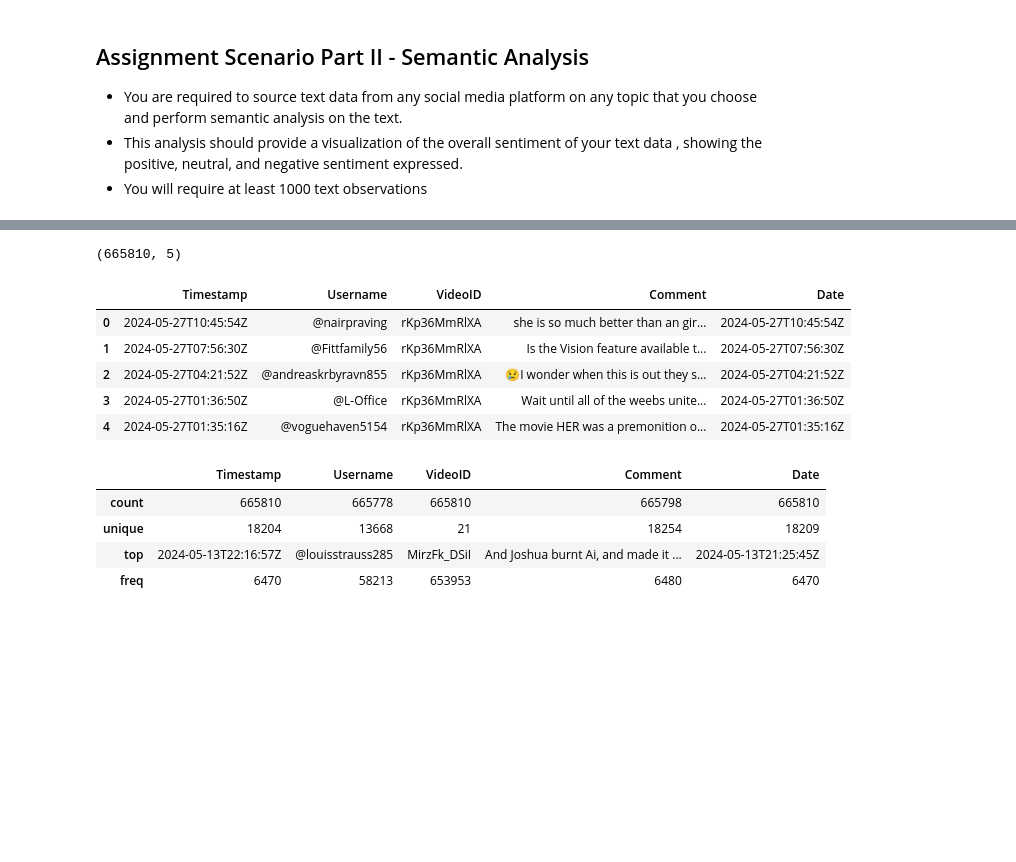
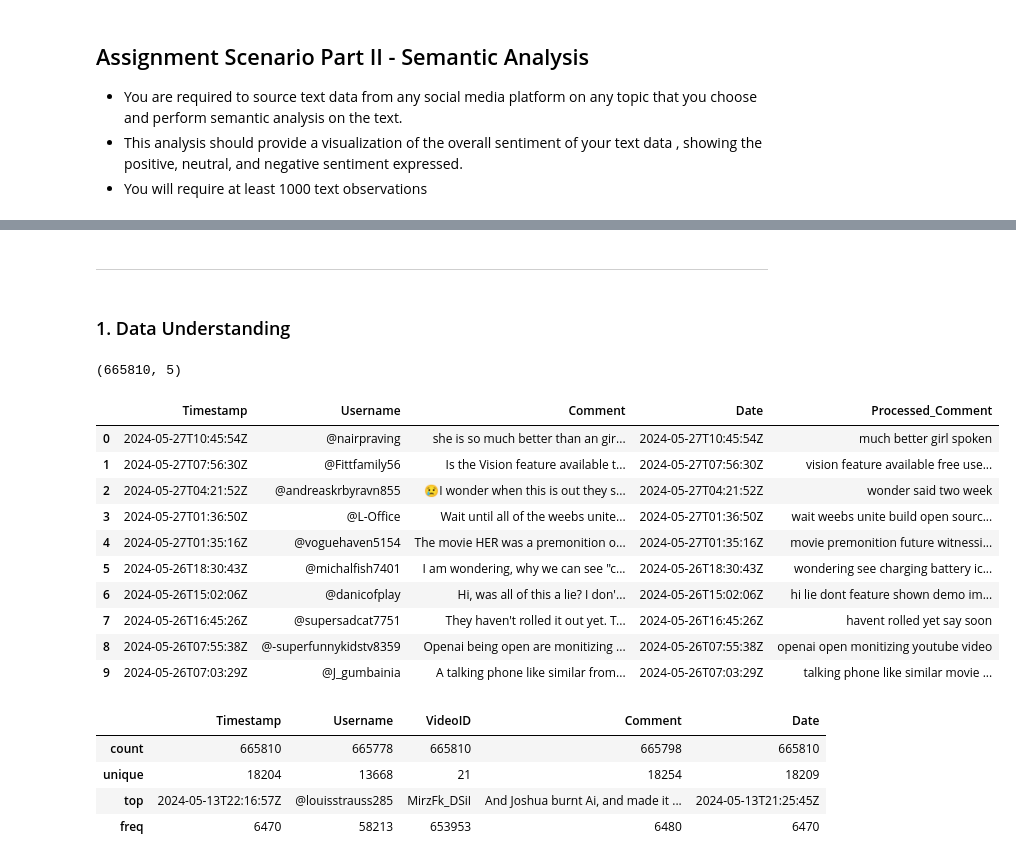
Before and after one commit to danrlei-martins-cct/ML_CA2, a Jupyter notebook: DanrleiMartins_ML_CA2.ipynb, the cells around one changed output, grey strips where cells are left out. Cells and saved outputs as stored; diff of their text form; code cells hidden in the pictures; blank space fills up the shorter version.

Commit message:
Semantic Analysis v2
- Data pre-processing

```diff
--- a/DanrleiMartins_ML_CA2.ipynb
+++ b/DanrleiMartins_ML_CA2.ipynb
@@ -757,21 +758,30 @@ By analyzing the semantic expressed in these comments, the aim is to assess the
+# %% [markdown]
+***
+# %% [markdown]
+### 1. Data Understanding
 # %%
 # Load dataset
 openai_youtube_df = pd.read_csv("openai_youtube_comments_data.csv")
-# %%
-# Check the shape (rows, columns)
-openai_youtube_df.shape
-# %% [output]
-(665810, 5)
+# %%
+# Check the shape (rows, columns)
+openai_youtube_df.shape
+# %% [output]
+(665810, 5)
 # %%
 # Check first observations
-openai_youtube_df.head()
+openai_youtube_df.head(10)
 # %% [output]
-|  | Timestamp | Username | VideoID | Comment | Date |
-| 0 | 2024-05-27T10:45:54Z | @nairpraving | rKp36MmRlXA | she is so much better than an gir... | 2024-05-27T10:45:54Z |
-| 1 | 2024-05-27T07:56:30Z | @Fittfamily56 | rKp36MmRlXA | Is the Vision feature available t... | 2024-05-27T07:56:30Z |
-| 2 | 2024-05-27T04:21:52Z | @andreaskrbyravn855 | rKp36MmRlXA | 😢I wonder when this is out they s... | 2024-05-27T04:21:52Z |
-| 3 | 2024-05-27T01:36:50Z | @L-Office | rKp36MmRlXA | Wait until all of the weebs unite... | 2024-05-27T01:36:50Z |
-| 4 | 2024-05-27T01:35:16Z | @voguehaven5154 | rKp36MmRlXA | The movie HER was a premonition o... | 2024-05-27T01:35:16Z |
+|  | Timestamp | Username | Comment | Date | Processed_Comment |
+| 0 | 2024-05-27T10:45:54Z | @nairpraving | she is so much better than an gir... | 2024-05-27T10:45:54Z | much better girl spoken |
+| 1 | 2024-05-27T07:56:30Z | @Fittfamily56 | Is the Vision feature available t... | 2024-05-27T07:56:30Z | vision feature available free use... |
+| 2 | 2024-05-27T04:21:52Z | @andreaskrbyravn855 | 😢I wonder when this is out they s... | 2024-05-27T04:21:52Z | wonder said two week |
+| 3 | 2024-05-27T01:36:50Z | @L-Office | Wait until all of the weebs unite... | 2024-05-27T01:36:50Z | wait weebs unite build open sourc... |
+| 4 | 2024-05-27T01:35:16Z | @voguehaven5154 | The movie HER was a premonition o... | 2024-05-27T01:35:16Z | movie premonition future witnessi... |
+| 5 | 2024-05-26T18:30:43Z | @michalfish7401 | I am wondering, why we can see "c... | 2024-05-26T18:30:43Z | wondering see charging battery ic... |
+| 6 | 2024-05-26T15:02:06Z | @danicofplay | Hi, was all of this a lie? I don'... | 2024-05-26T15:02:06Z | hi lie dont feature shown demo im... |
+| 7 | 2024-05-26T16:45:26Z | @supersadcat7751 | They haven't rolled it out yet. T... | 2024-05-26T16:45:26Z | havent rolled yet say soon |
+| 8 | 2024-05-26T07:55:38Z | @-superfunnykidstv8359 | Openai being open are monitizing ... | 2024-05-26T07:55:38Z | openai open monitizing youtube video |
+| 9 | 2024-05-26T07:03:29Z | @J_gumbainia | A talking phone like similar from... | 2024-05-26T07:03:29Z | talking phone like similar movie ... |
 # %%
 # Get summary statistics
 openai_youtube_df.describe()
```
Also changed, not shown: parts of 13 cells of this notebook.
